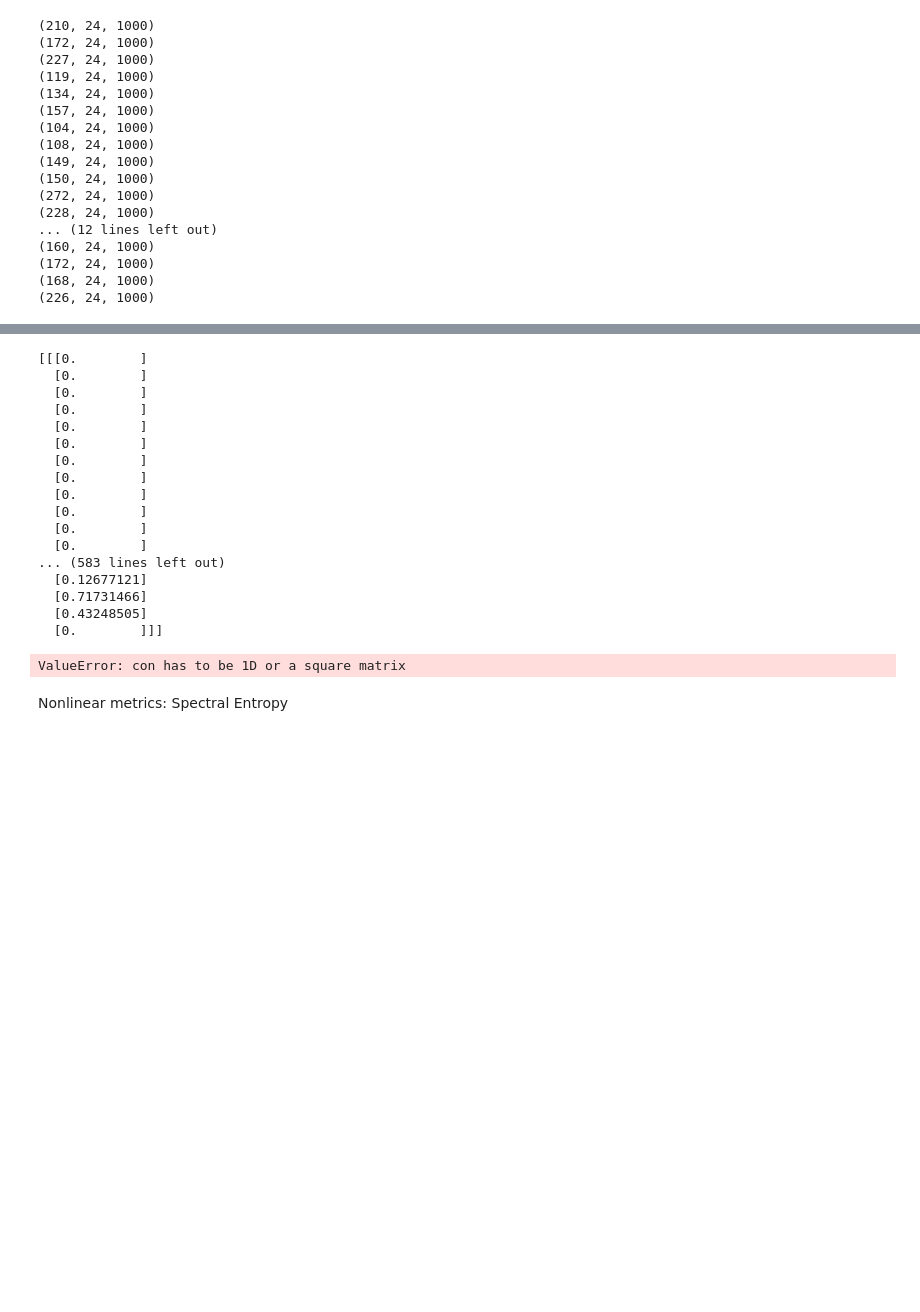
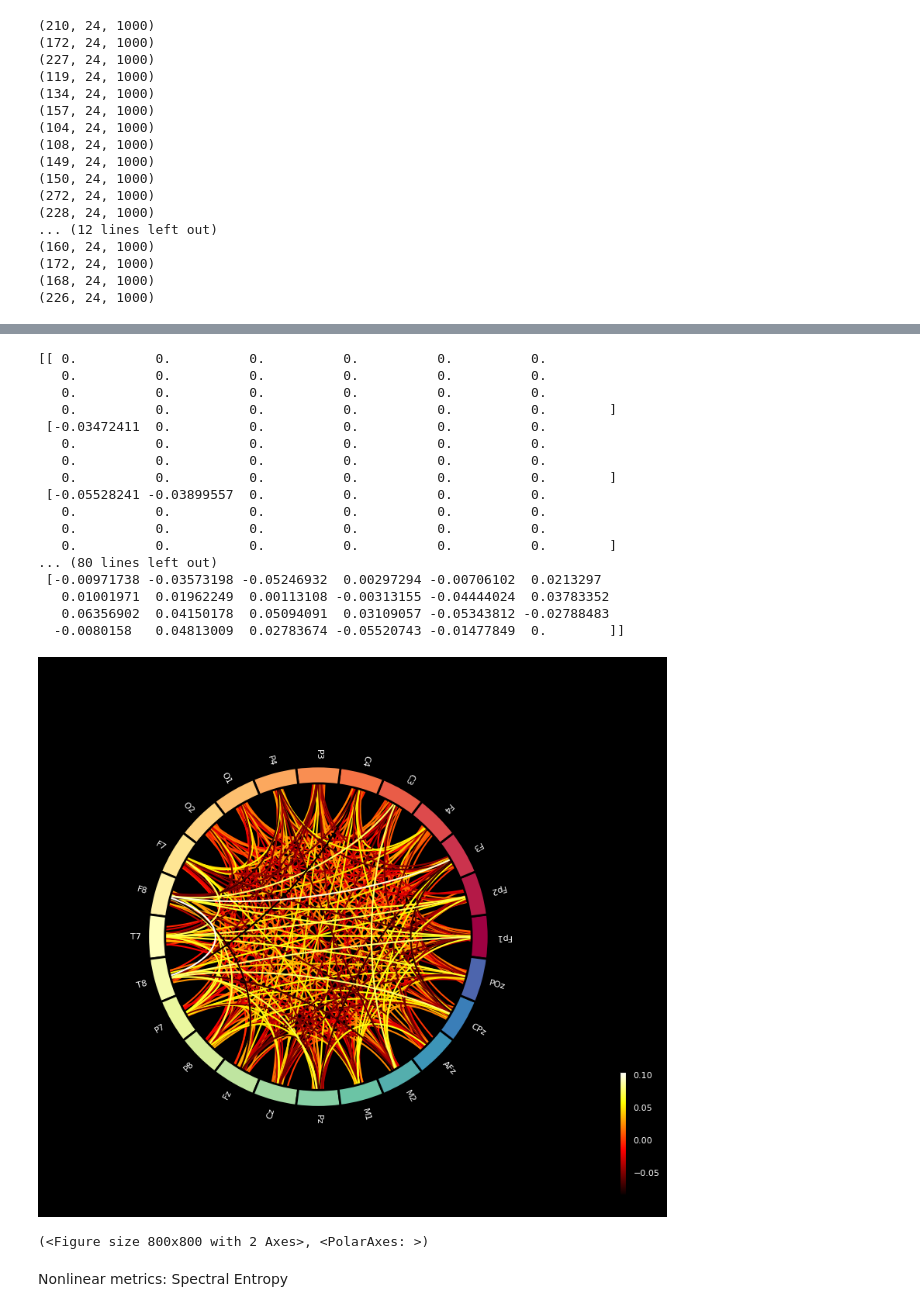
Before and after one commit to Yijun-cat/ML_DMT, a Jupyter notebook: preprocessing.ipynb, the cells around one changed output, grey strips where cells are left out. Cells and saved outputs as stored; diff of their text form; code cells hidden in the pictures; blank space fills up the shorter version.

```diff
--- a/preprocessing.ipynb
+++ b/preprocessing.ipynb
@@ -75,9 +75,9 @@ eeg_data = {}
 for i in range( 1, 36 ):
     if i not in [3, 6, 9, 14, 17, 24, 32]:
         if i in range( 1, 10 ):
-            eeg_data[f'S0{i}'] = mne.io.read_epochs_eeglab( f"{dir}/CleanEEG/S0{i}_DMT_ICA_pruned.set" )
+            eeg_data[f'S0{i}'] = mne.read_epochs_eeglab( f"{dir}/CleanEEG/S0{i}_DMT_ICA_pruned.set" )
         else:
-            eeg_data[f'S{i}'] = mne.io.read_epochs_eeglab( f"{dir}/CleanEEG/S{i}_DMT_ICA_pruned.set" )
+            eeg_data[f'S{i}'] = mne.read_epochs_eeglab( f"{dir}/CleanEEG/S{i}_DMT_ICA_pruned.set" )
 # %% [output]
 Extracting parameters from /home/yijun-wu/Documents/24_25/research/ML_DMT/ML_DMT/CleanEEG/S01_DMT_ICA_pruned.set...
 Not setting metadata
@@ -278,6 +244,10 @@ def source_coherence( data, f_min, f_max, region1, region2 ):
 # %%
-s02 = eeg_data['S02'].pick(['all']).get_data()
-s02_coh = spectral_connectivity_epochs( eeg_data['S02'], method='coh', fmin=1, fmax=50, faverage=True)
+s02 = eeg_data['S02'].get_data( picks = ['eeg'] )
+s02_coh = spectral_connectivity_epochs( eeg_data['S02'],
+                                       method='imcoh',
+                                       fmin= 1.,
+                                       fmax= 4.,
+                                       faverage=True )
 # %% [output]
 Connectivity computation...
 only using indices for lower-triangular matrix
@@ -316,33 +286,34 @@ only using indices for lower-triangular matrix
     assembling connectivity matrix
 [Connectivity computation done]
 # %%
-print( s02_coh.get_data( output='dense' ) )
+print(  np.squeeze( s02_coh.get_data( output = 'dense' ) ) )
 # print( np.shape( s02_coh.get_data( output= 'dense' ) ))
 # %% [output]
-[[[0.        ]
-  [0.        ]
-  [0.        ]
-  [0.        ]
-  [0.        ]
-  [0.        ]
-  [0.        ]
-  [0.        ]
-  [0.        ]
-  [0.        ]
-  [0.        ]
-  [0.        ]
-... (583 lines left out)
-  [0.12677121]
-  [0.71731466]
-  [0.43248505]
-  [0.        ]]]
+[[ 0.          0.          0.          0.          0.          0.
+   0.          0.          0.          0.          0.          0.
+   0.          0.          0.          0.          0.          0.
+   0.          0.          0.          0.          0.          0.        ]
+ [-0.03472411  0.          0.          0.          0.          0.
+   0.          0.          0.          0.          0.          0.
+   0.          0.          0.          0.          0.          0.
+   0.          0.          0.          0.          0.          0.        ]
+ [-0.05528241 -0.03899557  0.          0.          0.          0.
+   0.          0.          0.          0.          0.          0.
+   0.          0.          0.          0.          0.          0.
+   0.          0.          0.          0.          0.          0.        ]
+... (80 lines left out)
+ [-0.00971738 -0.03573198 -0.05246932  0.00297294 -0.00706102  0.0213297
+   0.01001971  0.01962249  0.00113108 -0.00313155 -0.04444024  0.03783352
+   0.06356902  0.04150178  0.05094091  0.03109057 -0.05343812 -0.02788483
+  -0.0080158   0.04813009  0.02783674 -0.05520743 -0.01477849  0.        ]]
 # %%
 from mne_connectivity.viz import plot_connectivity_circle
 
-plot_connectivity_circle( s02_coh.get_data( output='dense' ), eeg_data['S02'].ch_names )
-print( eeg_data['S02'].ch_names )
+plot_connectivity_circle( np.squeeze(s02_coh.get_data( output='dense')), eeg_data['S02'].ch_names )
+# print( eeg_data['S02'].ch_names )
 # %% [output]
+[figure, added]
-ValueError: con has to be 1D or a square matrix
+(<Figure size 800x800 with 2 Axes>, <PolarAxes: >)
 # %%
 regions = {
     'Fp1': 'Frontal_Sup_Medial_L',       # Left prefrontal cortex
```
Also changed, not shown: parts of 5 cells of this notebook.
